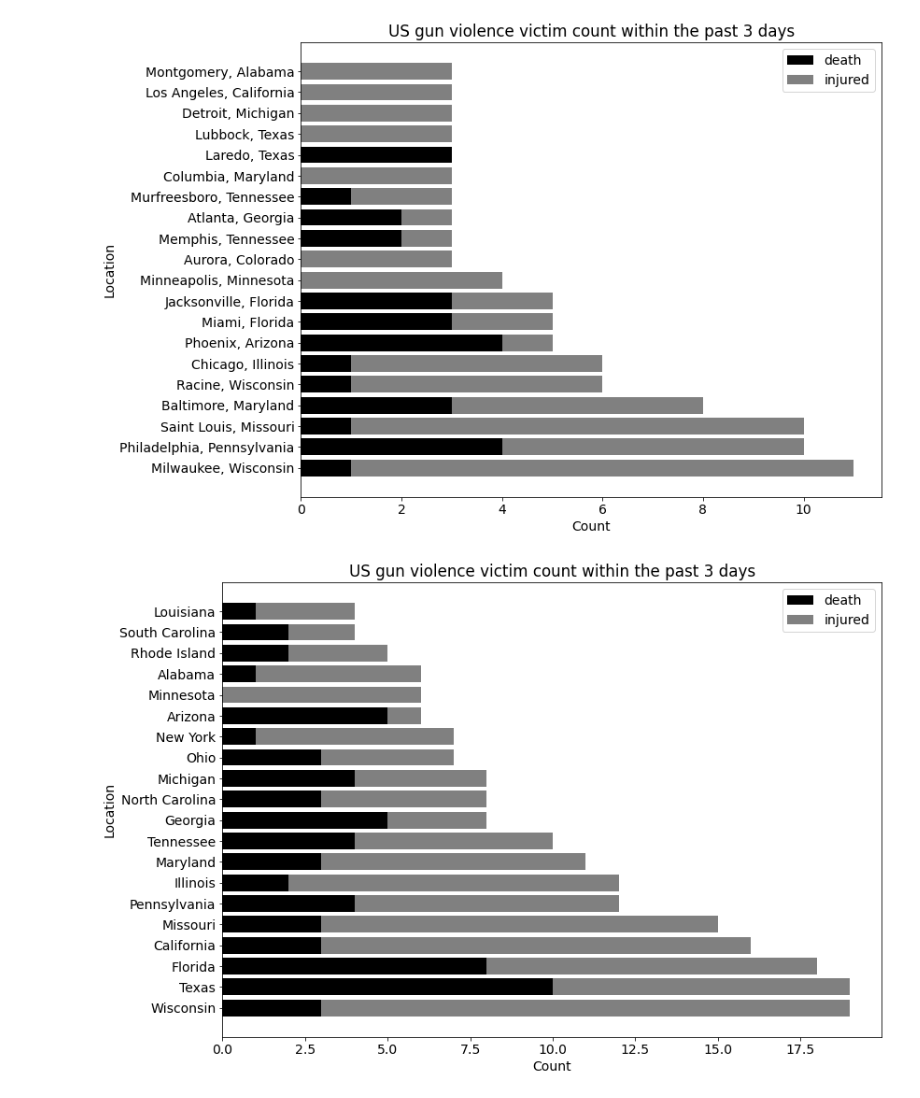
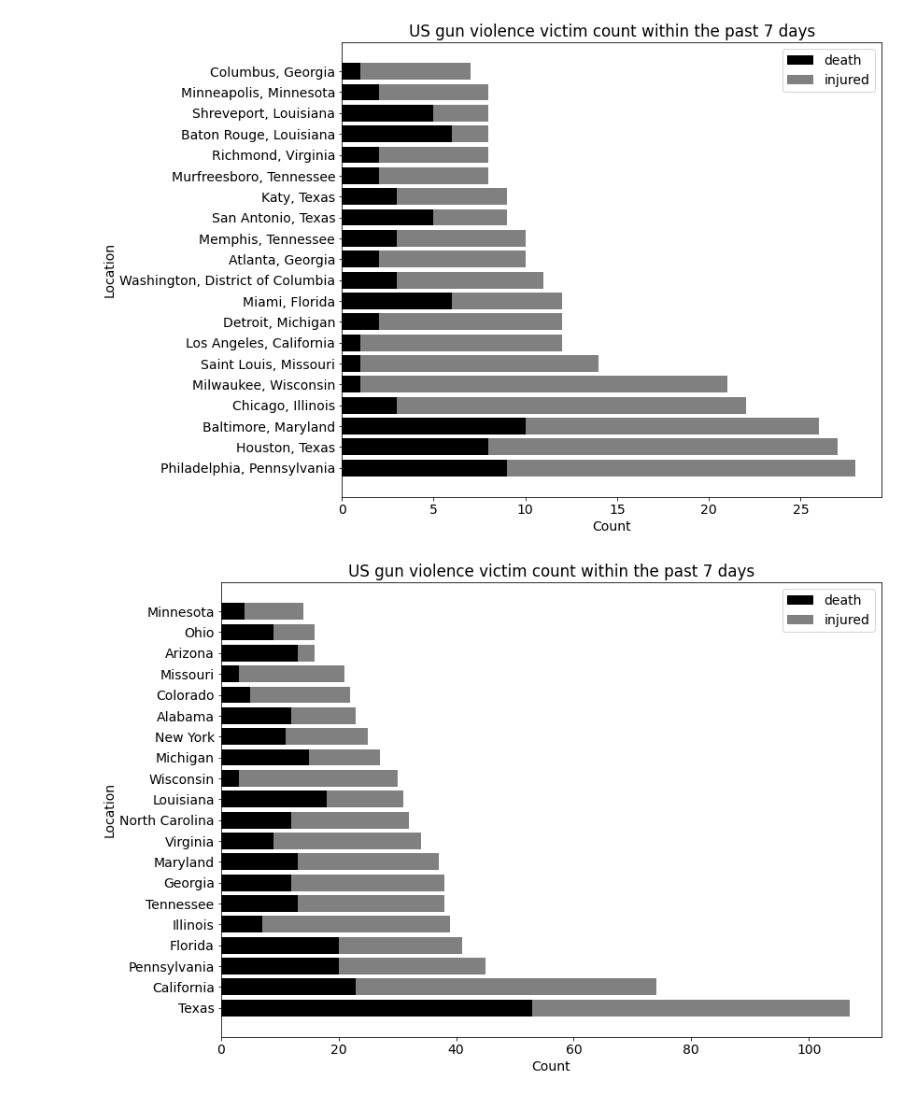
Before and after one commit to ch2ohch2oh/usgunviolence, a Jupyter notebook: plot.ipynb, the cells around one changed output. Cells and saved outputs as stored; diff of their text form; code cells hidden in the pictures.

```diff
--- a/plot.ipynb
+++ b/plot.ipynb
@@ -53,15 +53,15 @@ def plot_victim_groupby(df, days=3, limit=20, groupby=['state', 'county']):
     plt.tight_layout()
     return fig
 
-fig = plot_victim_groupby(df)
-fig.savefig('docs/imgs/victim_city_3days.png')
+fig = plot_victim_groupby(df, days=7)
+fig.savefig('docs/imgs/victim_city_7days.png')
 # %% [output]
-[figure, old version]
+[figure, new version]
 # %%
-fig = plot_victim_groupby(df, groupby=['state'])
-fig.savefig('docs/imgs/victim_state_3days.png')
+fig = plot_victim_groupby(df, days=7, groupby=['state'])
+fig.savefig('docs/imgs/victim_state_7days.png')
 # %% [output]
-[figure, old version]
+[figure, new version]
 # %%
 date_count = df[['date', 'injured', 'death']].groupby('date').sum()
 date_count['total'] = date_count['injured'] + date_count['death']
```
Also changed, not shown: parts of 3 cells of this notebook.
